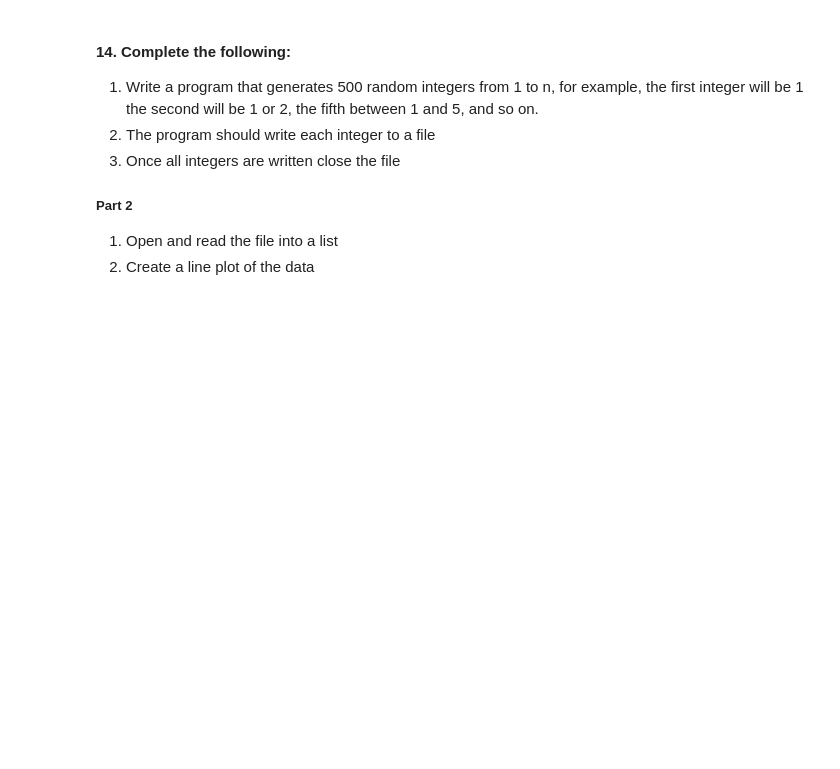
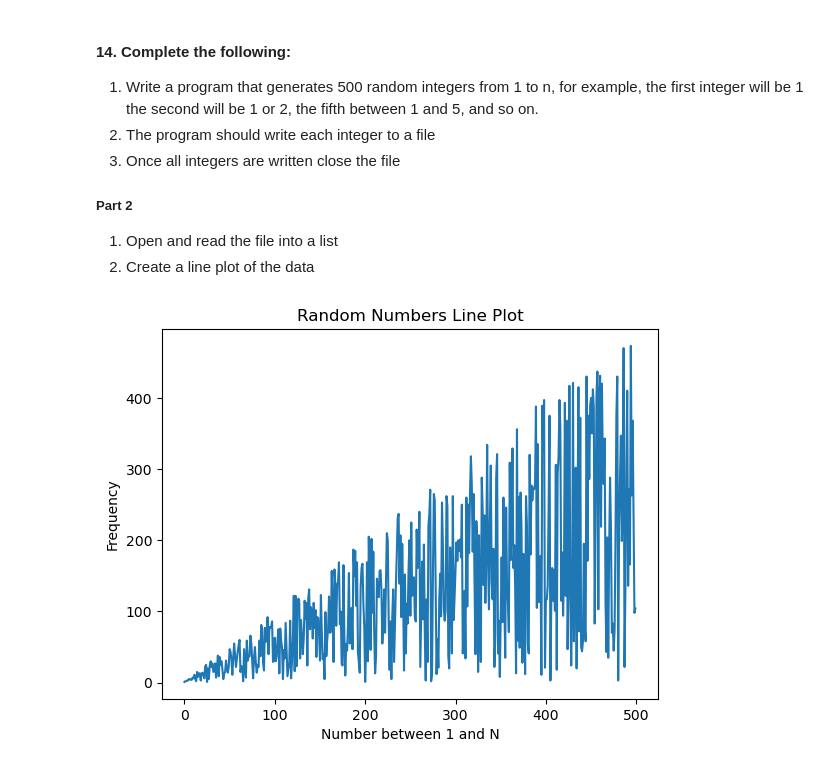
Before and after one commit to mtorrealba1/OIM_7502_classwork, a Jupyter notebook: 01-python_concepts.ipynb, the cells around one changed output. Saved outputs shown, nothing was run; the diff lists cells and outputs as text; code cells hidden in the pictures; blank space fills up the shorter version.

```diff
--- a/01-python_concepts.ipynb
+++ b/01-python_concepts.ipynb
@@ -164,2 +184,11 @@ Enter stock symbol or press enter to quit:
 # %% [markdown]
 #### 10. Opening, reading and writing files
+# %%
+#First create a file (that is why we use W after the comma, then we write test on it, and close it)
+file=open('file_name.txt','w')
+file.write('test')
+file.close()
+
+#For reading the file use 'r', even though it is a default
+file=open('file_name.txt', 'r')
+file.read()
@@ -179,0 +256,17 @@ Enter stock symbol or press enter to quit:
+# %%
+def line_plot(name):
+    file=open(name)
+    text_list=[]
+    for line in file:
+        line=int(line.strip())
+        text_list.append(line)
+
+    plt.plot(text_list)
+    plt.title('Random Numbers Line Plot')
+    plt.xlabel('Number between 1 and N')
+    plt.ylabel('Frequency')
+    plt.show
+
+line_plot('file_name.csv')
+# %% [output]
+[figure, added]
```
Also changed, not shown: parts of 8 cells of this notebook, 2 other files.
